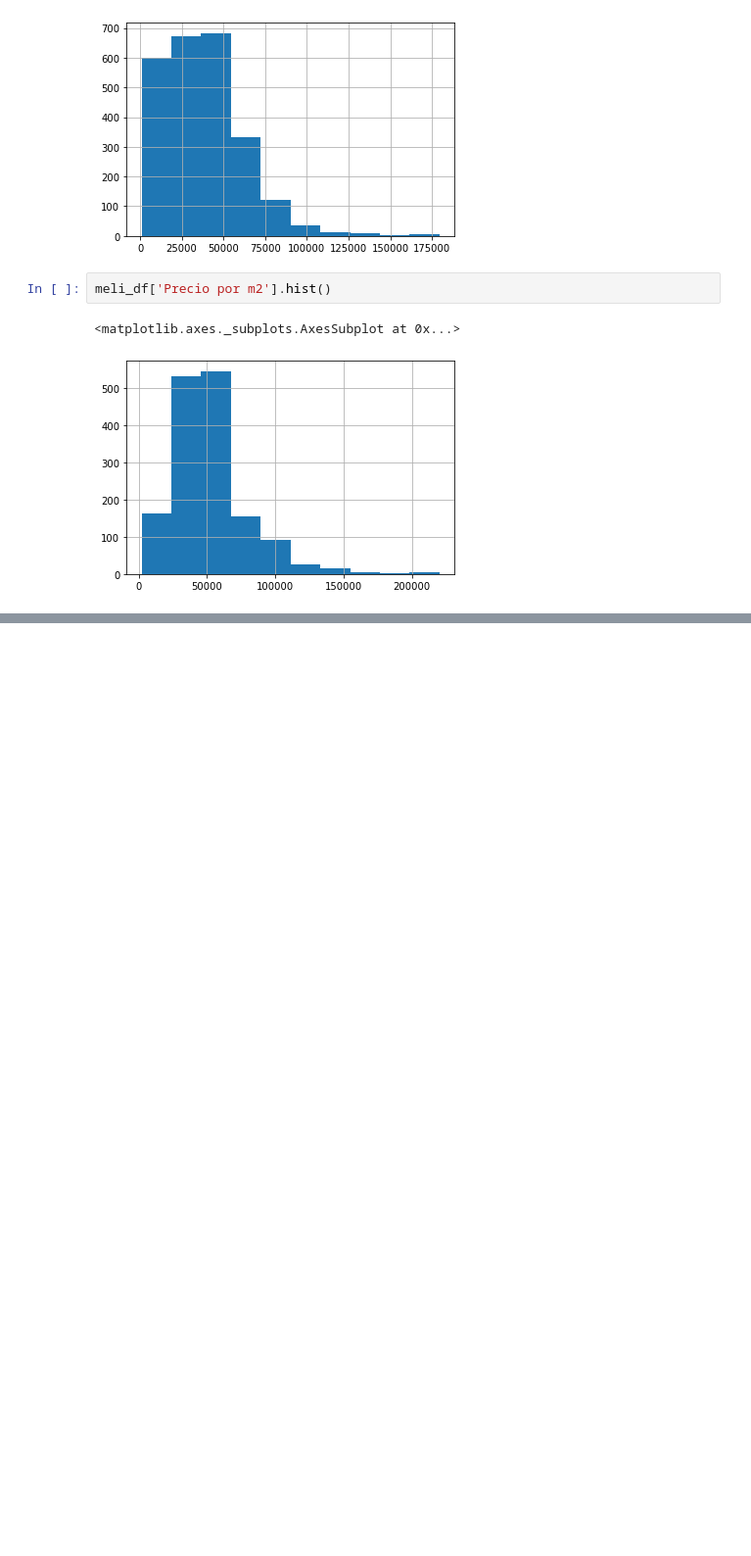
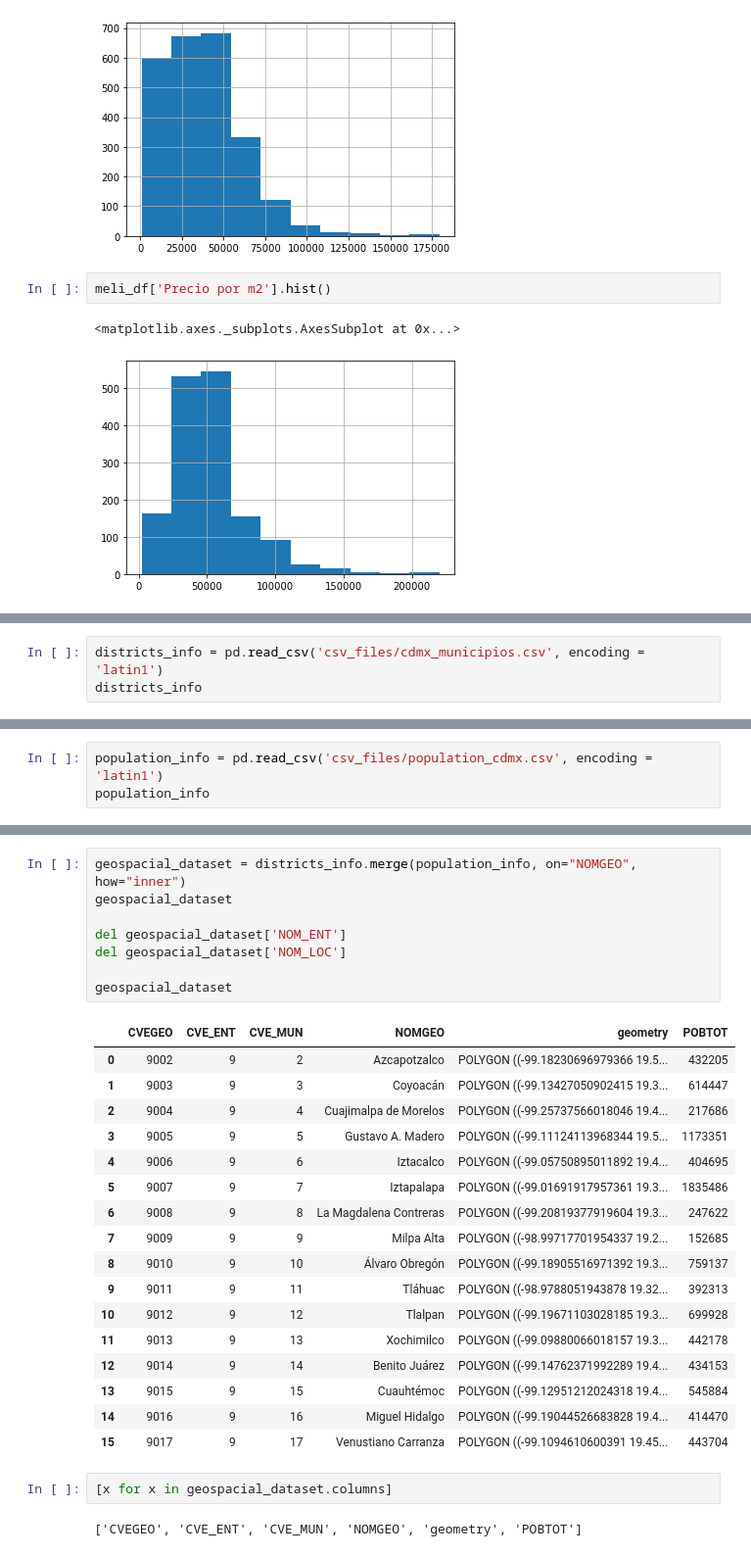
Before and after one commit to trezeget-1/meli_project, a Jupyter notebook: inmuebles_24 & Meli (further analysis).ipynb, the cells around one changed output, grey strips where cells are left out. Shown at 98% size. Cells and saved outputs as stored; diff of their text form; blank space fills up the shorter version.

```diff
--- a/inmuebles_24 & Meli (further analysis).ipynb
+++ b/inmuebles_24 & Meli (further analysis).ipynb
@@ -436,0 +582,3 @@ meli_df['Precio por m2'].hist()
+# %%
+districts_info = pd.read_csv('csv_files/cdmx_municipios.csv', encoding = 'latin1')
+districts_info
@@ -436,0 +603,3 @@ meli_df['Precio por m2'].hist()
+# %%
+population_info = pd.read_csv('csv_files/population_cdmx.csv', encoding = 'latin1')
+population_info
@@ -436,0 +630,30 @@ meli_df['Precio por m2'].hist()
+# %%
+geospacial_dataset = districts_info.merge(population_info, on="NOMGEO", how="inner")
+geospacial_dataset
+
+del geospacial_dataset['NOM_ENT']
+del geospacial_dataset['NOM_LOC']
+
+geospacial_dataset
+# %% [output]
+|  | CVEGEO | CVE_ENT | CVE_MUN | NOMGEO | geometry | POBTOT |
+| 0 | 9002 | 9 | 2 | Azcapotzalco | POLYGON ((-99.18230696979366 19.5... | 432205 |
+| 1 | 9003 | 9 | 3 | Coyoacán | POLYGON ((-99.13427050902415 19.3... | 614447 |
+| 2 | 9004 | 9 | 4 | Cuajimalpa de Morelos | POLYGON ((-99.25737566018046 19.4... | 217686 |
+| 3 | 9005 | 9 | 5 | Gustavo A. Madero | POLYGON ((-99.11124113968344 19.5... | 1173351 |
+| 4 | 9006 | 9 | 6 | Iztacalco | POLYGON ((-99.05750895011892 19.4... | 404695 |
+| 5 | 9007 | 9 | 7 | Iztapalapa | POLYGON ((-99.01691917957361 19.3... | 1835486 |
+| 6 | 9008 | 9 | 8 | La Magdalena Contreras | POLYGON ((-99.20819377919604 19.3... | 247622 |
+| 7 | 9009 | 9 | 9 | Milpa Alta | POLYGON ((-98.99717701954337 19.2... | 152685 |
+| 8 | 9010 | 9 | 10 | Álvaro Obregón | POLYGON ((-99.18905516971392 19.3... | 759137 |
+| 9 | 9011 | 9 | 11 | Tláhuac | POLYGON ((-98.9788051943878 19.32... | 392313 |
+| 10 | 9012 | 9 | 12 | Tlalpan | POLYGON ((-99.19671103028185 19.3... | 699928 |
+| 11 | 9013 | 9 | 13 | Xochimilco | POLYGON ((-99.09880066018157 19.3... | 442178 |
+| 12 | 9014 | 9 | 14 | Benito Juárez | POLYGON ((-99.14762371992289 19.4... | 434153 |
+| 13 | 9015 | 9 | 15 | Cuauhtémoc | POLYGON ((-99.12951212024318 19.4... | 545884 |
+| 14 | 9016 | 9 | 16 | Miguel Hidalgo | POLYGON ((-99.19044526683828 19.4... | 414470 |
+| 15 | 9017 | 9 | 17 | Venustiano Carranza | POLYGON ((-99.1094610600391 19.45... | 443704 |
+# %%
+[x for x in geospacial_dataset.columns]
+# %% [output]
+['CVEGEO', 'CVE_ENT', 'CVE_MUN', 'NOMGEO', 'geometry', 'POBTOT']
```
Also changed, not shown: parts of 30 cells of this notebook, 3 other files.
